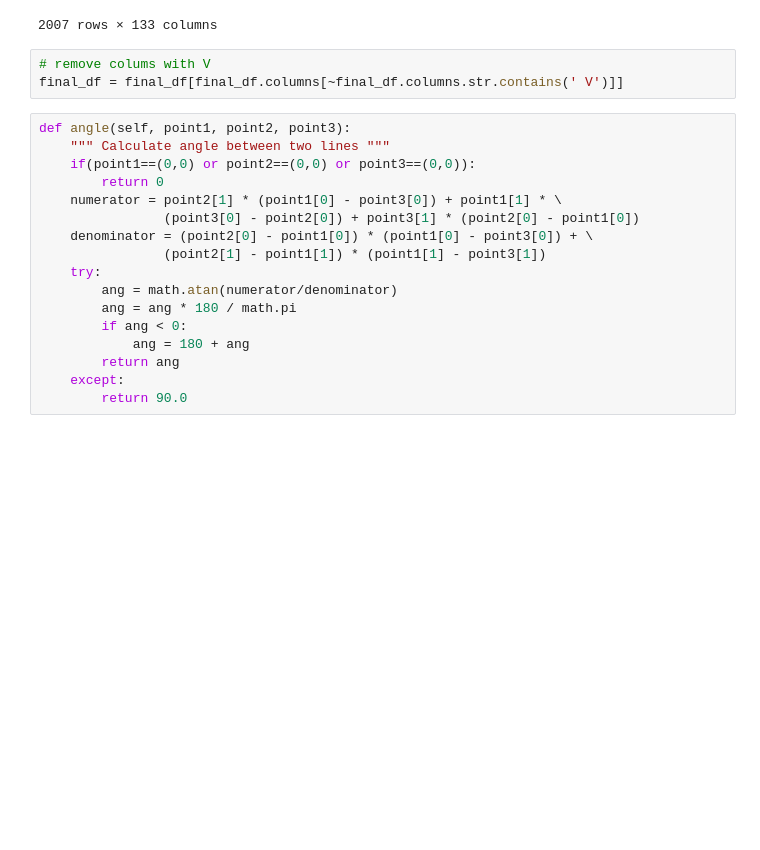
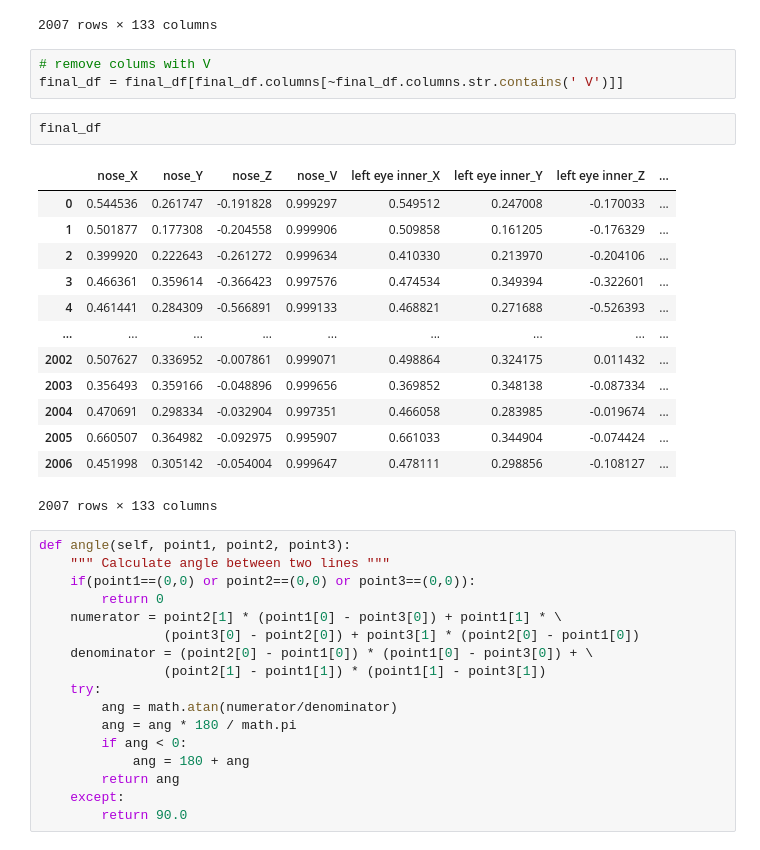
Before and after one commit to gadhvirushiraj/PosePilot, a Jupyter notebook: feature_analysis.ipynb, the cells around one changed output. Saved outputs shown, nothing was run; the diff lists cells and outputs as text; blank space fills up the shorter version.

```diff
--- a/feature_analysis.ipynb
+++ b/feature_analysis.ipynb
@@ -56,6 +52,22 @@ final_df
 # %%
 # remove colums with V
 final_df = final_df[final_df.columns[~final_df.columns.str.contains(' V')]]
+# %%
+final_df
+# %% [output]
+|  | nose_X | nose_Y | nose_Z | nose_V | left eye inner_X | left eye inner_Y | left eye inner_Z | ... |
+| 0 | 0.544536 | 0.261747 | -0.191828 | 0.999297 | 0.549512 | 0.247008 | -0.170033 | ... |
+| 1 | 0.501877 | 0.177308 | -0.204558 | 0.999906 | 0.509858 | 0.161205 | -0.176329 | ... |
+| 2 | 0.399920 | 0.222643 | -0.261272 | 0.999634 | 0.410330 | 0.213970 | -0.204106 | ... |
+| 3 | 0.466361 | 0.359614 | -0.366423 | 0.997576 | 0.474534 | 0.349394 | -0.322601 | ... |
+| 4 | 0.461441 | 0.284309 | -0.566891 | 0.999133 | 0.468821 | 0.271688 | -0.526393 | ... |
+| ... | ... | ... | ... | ... | ... | ... | ... | ... |
+| 2002 | 0.507627 | 0.336952 | -0.007861 | 0.999071 | 0.498864 | 0.324175 | 0.011432 | ... |
+| 2003 | 0.356493 | 0.359166 | -0.048896 | 0.999656 | 0.369852 | 0.348138 | -0.087334 | ... |
+| 2004 | 0.470691 | 0.298334 | -0.032904 | 0.997351 | 0.466058 | 0.283985 | -0.019674 | ... |
+| 2005 | 0.660507 | 0.364982 | -0.092975 | 0.995907 | 0.661033 | 0.344904 | -0.074424 | ... |
+| 2006 | 0.451998 | 0.305142 | -0.054004 | 0.999647 | 0.478111 | 0.298856 | -0.108127 | ... |
+2007 rows × 133 columns
 # %%
 def angle(self, point1, point2, point3):
     """ Calculate angle between two lines """
```
Also changed, not shown: parts of 19 cells of this notebook, 4 other files.
